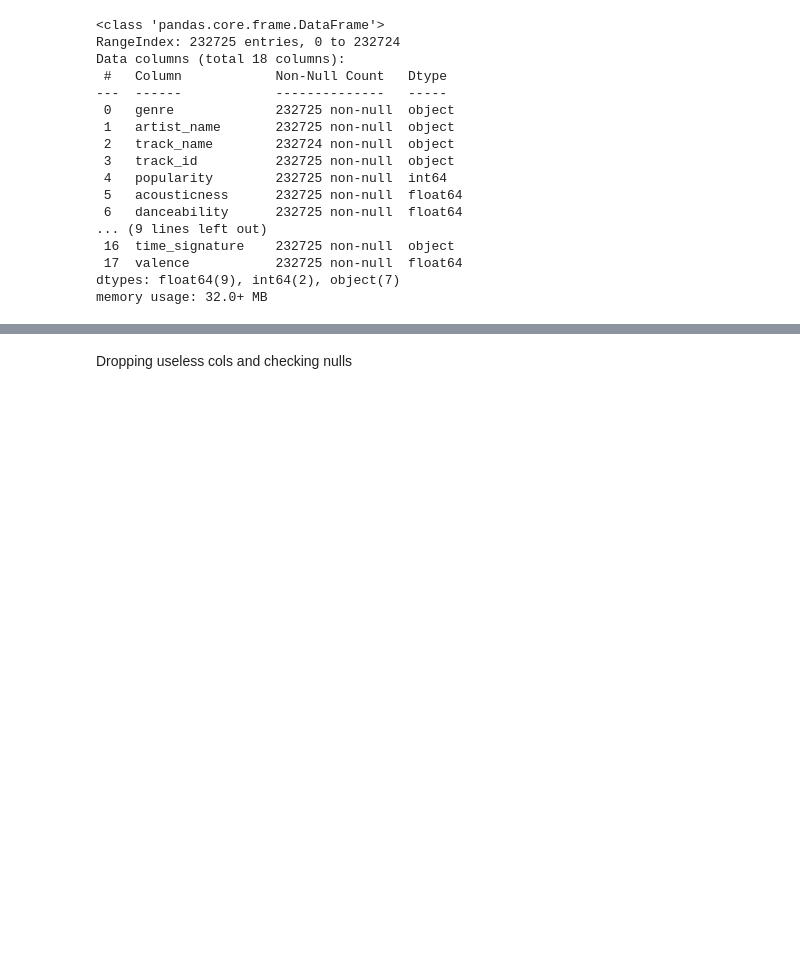
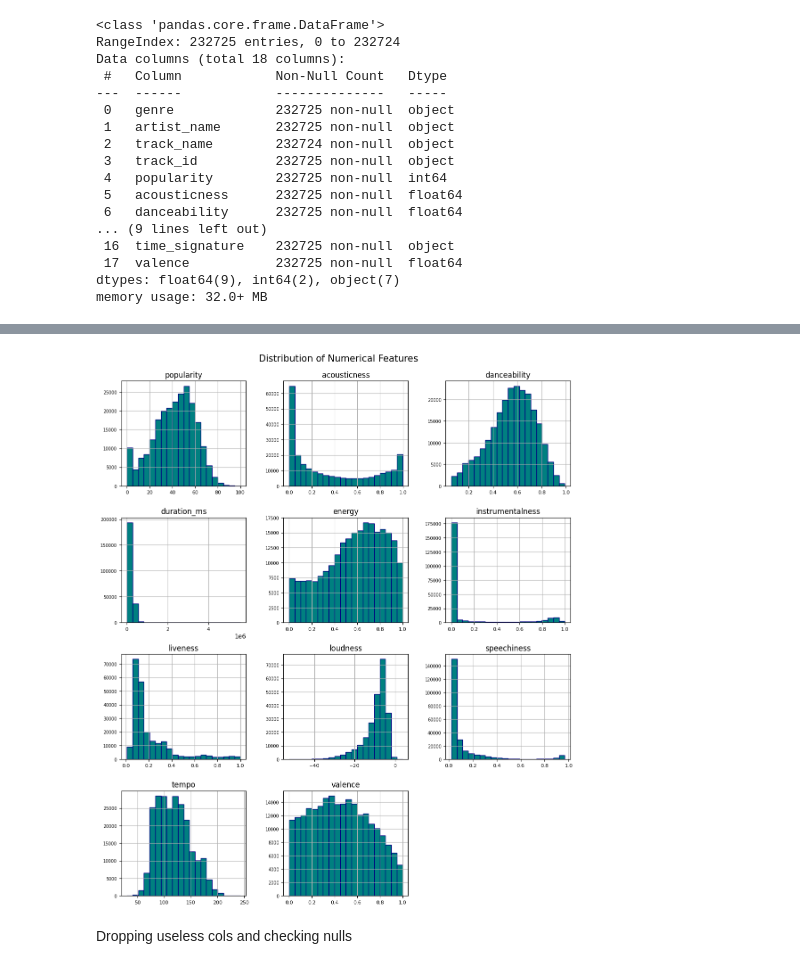
Before and after one commit to varuchi09/Music-popularity-prediction, a Jupyter notebook: proto_mynk.ipynb, the cells around one changed output, grey strips where cells are left out. Saved outputs shown, nothing was run; the diff lists cells and outputs as text; code cells hidden in the pictures; blank space fills up the shorter version.

```diff
--- a/proto_mynk.ipynb
+++ b/proto_mynk.ipynb
@@ -63,6 +67,12 @@ df.head()
 | 2 | Movie | Joseph Williams | Don't Let Me Be Lonely Tonight | 0CoSDzoNIKCRs124s9uTVy | 3 | 0.952 | 0.663 | 170267 | ... |
 | 3 | Movie | Henri Salvador | Dis-moi Monsieur Gordon Cooper | 0Gc6TVm52BwZD07Ki6tIvf | 0 | 0.703 | 0.240 | 152427 | ... |
 | 4 | Movie | Fabien Nataf | Ouverture | 0IuslXpMROHdEPvSl1fTQK | 4 | 0.950 | 0.331 | 82625 | ... |
+# %%
+df.hist(figsize = (13, 15), bins = 20, xlabelsize = 8, ylabelsize = 7, color = 'teal', edgecolor = 'navy')
+plt.suptitle("Distribution of Numerical Features",fontsize = 15, y = 0.92)
+plt.show()
+# %% [output]
+[figure, added]
 # %% [markdown]
 Dropping useless cols and checking nulls
 # %%
```
Also changed, not shown: parts of 21 cells of this notebook.
